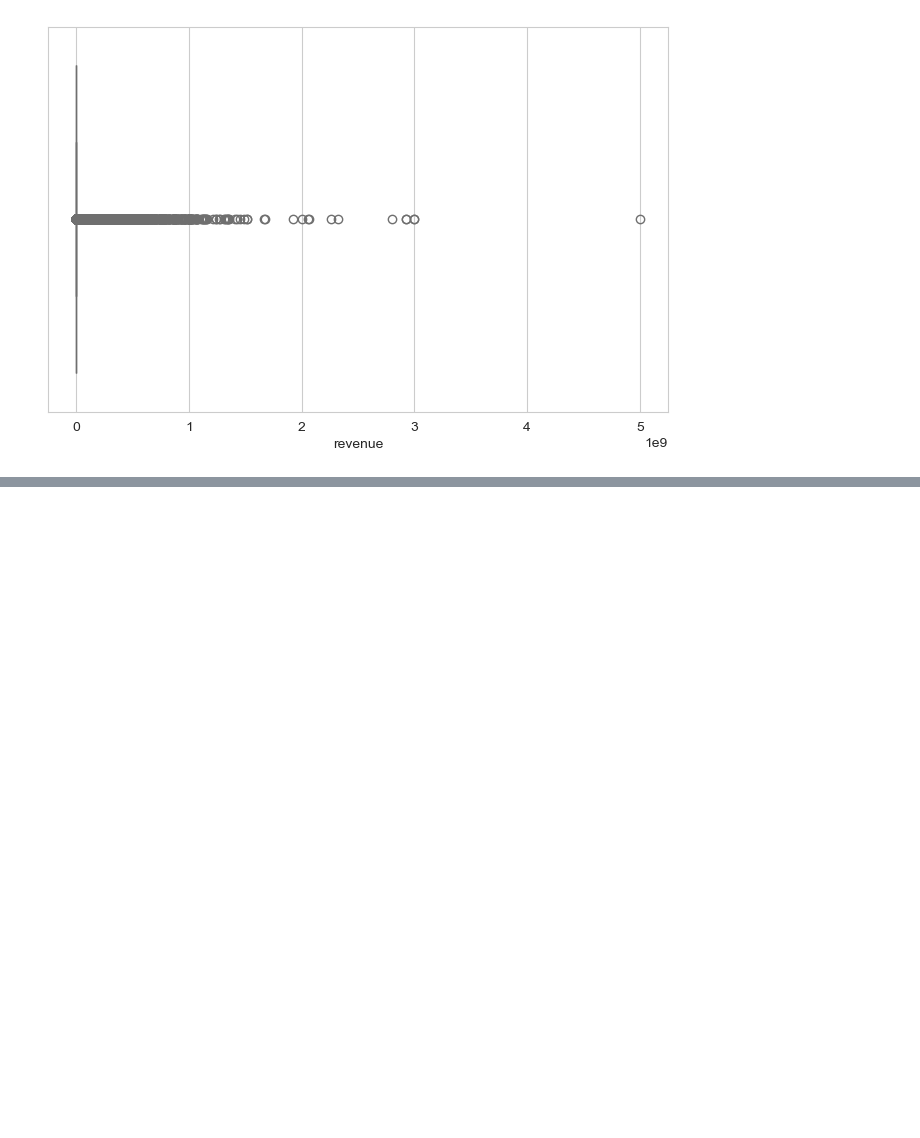
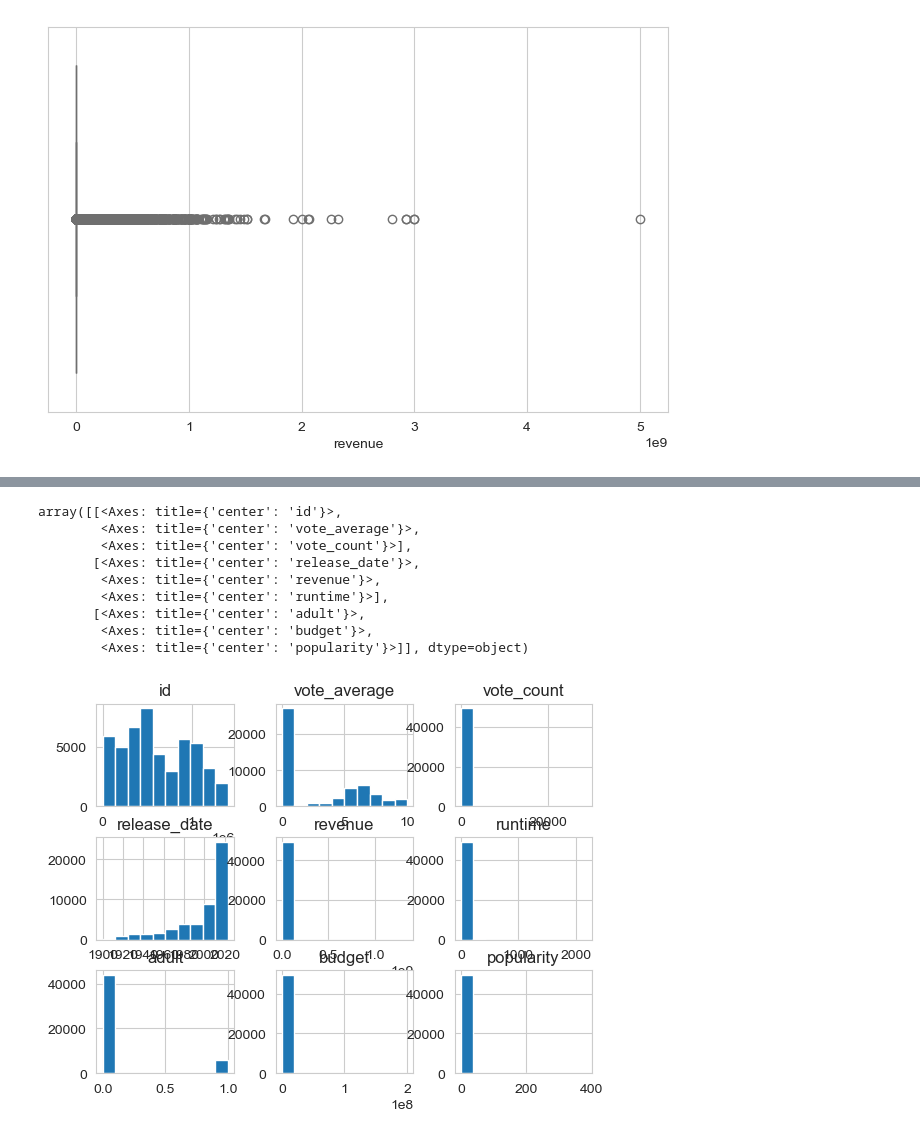
Before and after one commit to RHartung-ND/Data-Science-Project, a Jupyter notebook: Matt-testing-data.ipynb, the cells around one changed output, grey strips where cells are left out. Cells and saved outputs as stored; diff of their text form; code cells hidden in the pictures; blank space fills up the shorter version.

```diff
--- a/Matt-testing-data.ipynb
+++ b/Matt-testing-data.ipynb
@@ -315,0 +389,13 @@ Name: revenue, dtype: float64
+# %%
+cleaned_df.hist()
+# %% [output]
+array([[<Axes: title={'center': 'id'}>,
+        <Axes: title={'center': 'vote_average'}>,
+        <Axes: title={'center': 'vote_count'}>],
+       [<Axes: title={'center': 'release_date'}>,
+        <Axes: title={'center': 'revenue'}>,
+        <Axes: title={'center': 'runtime'}>],
+       [<Axes: title={'center': 'adult'}>,
+        <Axes: title={'center': 'budget'}>,
+        <Axes: title={'center': 'popularity'}>]], dtype=object)
+[figure, added]
```
Also changed, not shown: parts of 8 cells of this notebook, 1 other file.
